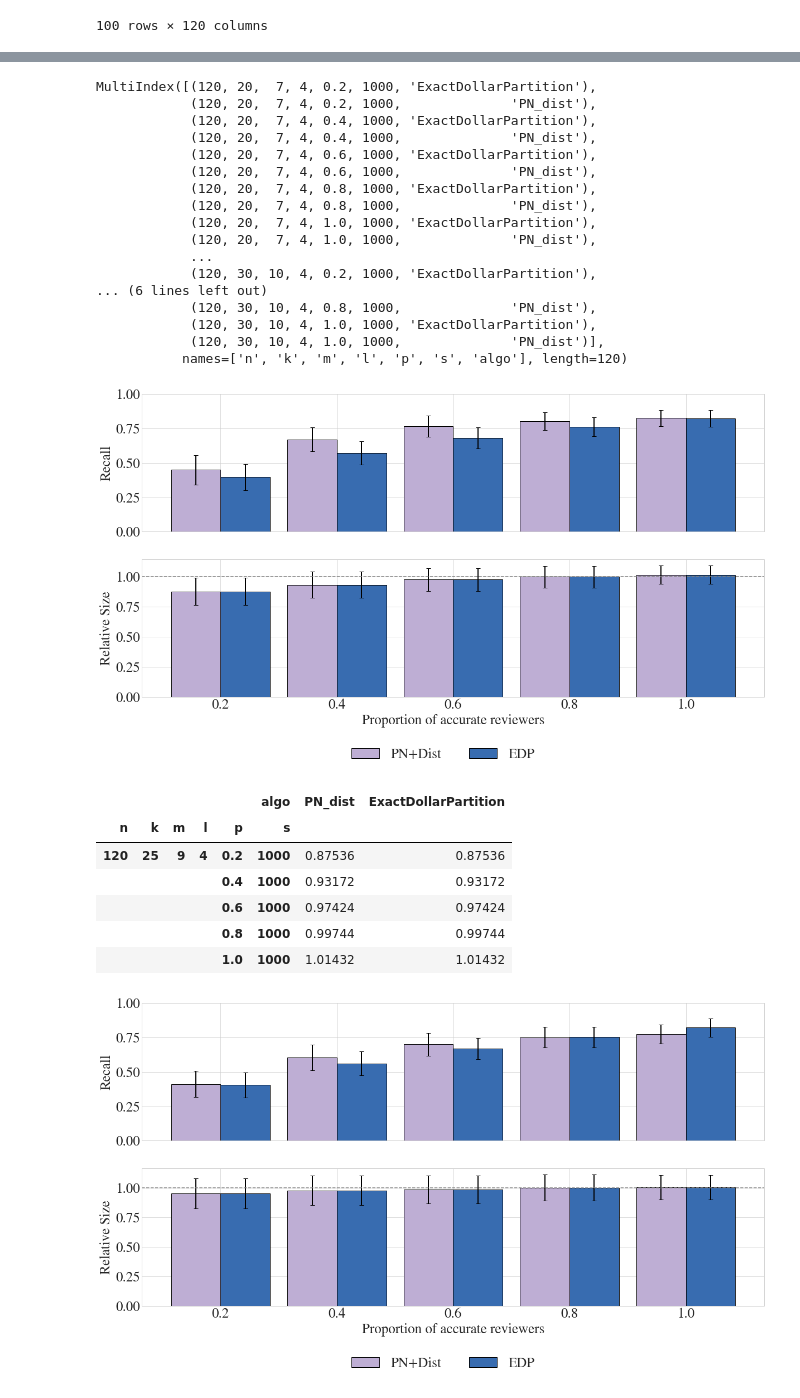
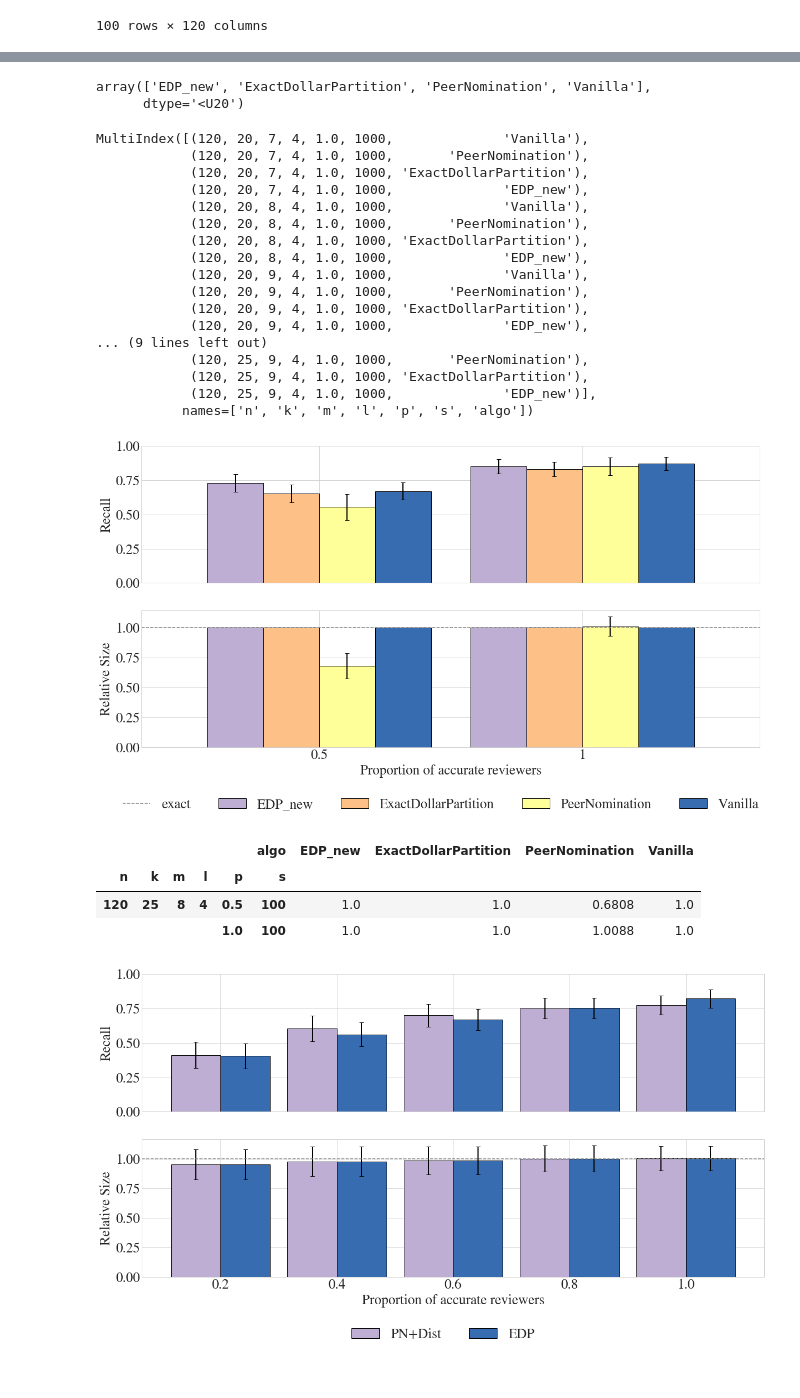
Before and after one commit to szhydkov/PeerNomination, a Jupyter notebook: peerselect/notebooks/stas_testing.ipynb, the cells around one changed output, grey strips where cells are left out. Saved outputs shown, nothing was run; the diff lists cells and outputs as text; code cells hidden in the pictures.

Commit message:
borda exp results

```diff
--- a/peerselect/notebooks/stas_testing.ipynb
+++ b/peerselect/notebooks/stas_testing.ipynb
@@ -312,6 +338,7 @@ df_dist_adv
 | 99 | 0 | 0 | 1 | 0 | 0 | 0 | ... |
 100 rows × 120 columns
 # %%
-df = pd.read_pickle("../experiments/test_results.pkl")
-df_sizes = pd.read_pickle("../experiments/test_sizes.pkl")
-xlabels = [x/10 for x in range(2, 11, 2)]
+df = pd.read_pickle("../experiments/borda_results.pkl")
+df_sizes = pd.read_pickle("../experiments/borda_sizes.pkl")
+# xlabels = [x/10 for x in range(2, 11, 2)]
+xlabels = [0.5, 1]
@@ -338,3 +345,8 @@ MultiIndex([(120, 20,  7, 4, 0.1, 1000, 'ExactDollarPartition'),
+# %%
+np.unique([x[-1] for x in df.columns])
+# %% [output]
+array(['EDP_new', 'ExactDollarPartition', 'PeerNomination', 'Vanilla'],
+      dtype='<U20')
 # %%
 df_filtered = df[
     [x for x in df.columns if x[4] in xlabels]
@@ -345,23 +357,23 @@ df_sizes = df_sizes[
 # %%
 df_filtered.columns
 # %% [output]
-MultiIndex([(120, 20,  7, 4, 0.2, 1000, 'ExactDollarPartition'),
-            (120, 20,  7, 4, 0.2, 1000,              'PN_dist'),
-            (120, 20,  7, 4, 0.4, 1000, 'ExactDollarPartition'),
-            (120, 20,  7, 4, 0.4, 1000,              'PN_dist'),
-            (120, 20,  7, 4, 0.6, 1000, 'ExactDollarPartition'),
-            (120, 20,  7, 4, 0.6, 1000,              'PN_dist'),
-            (120, 20,  7, 4, 0.8, 1000, 'ExactDollarPartition'),
-            (120, 20,  7, 4, 0.8, 1000,              'PN_dist'),
-            (120, 20,  7, 4, 1.0, 1000, 'ExactDollarPartition'),
-            (120, 20,  7, 4, 1.0, 1000,              'PN_dist'),
-            ...
-            (120, 30, 10, 4, 0.2, 1000, 'ExactDollarPartition'),
-... (6 lines left out)
-            (120, 30, 10, 4, 0.8, 1000,              'PN_dist'),
-            (120, 30, 10, 4, 1.0, 1000, 'ExactDollarPartition'),
-            (120, 30, 10, 4, 1.0, 1000,              'PN_dist')],
-           names=['n', 'k', 'm', 'l', 'p', 's', 'algo'], length=120)
+MultiIndex([(120, 20, 7, 4, 1.0, 1000,              'Vanilla'),
+            (120, 20, 7, 4, 1.0, 1000,       'PeerNomination'),
+            (120, 20, 7, 4, 1.0, 1000, 'ExactDollarPartition'),
+            (120, 20, 7, 4, 1.0, 1000,              'EDP_new'),
+            (120, 20, 8, 4, 1.0, 1000,              'Vanilla'),
+            (120, 20, 8, 4, 1.0, 1000,       'PeerNomination'),
+            (120, 20, 8, 4, 1.0, 1000, 'ExactDollarPartition'),
+            (120, 20, 8, 4, 1.0, 1000,              'EDP_new'),
+            (120, 20, 9, 4, 1.0, 1000,              'Vanilla'),
+            (120, 20, 9, 4, 1.0, 1000,       'PeerNomination'),
+            (120, 20, 9, 4, 1.0, 1000, 'ExactDollarPartition'),
+            (120, 20, 9, 4, 1.0, 1000,              'EDP_new'),
+... (9 lines left out)
+            (120, 25, 9, 4, 1.0, 1000,       'PeerNomination'),
+            (120, 25, 9, 4, 1.0, 1000, 'ExactDollarPartition'),
+            (120, 25, 9, 4, 1.0, 1000,              'EDP_new')],
+           names=['n', 'k', 'm', 'l', 'p', 's', 'algo'])
 # %%
 #
 # Takes a slice of the array and generates the graphs etc.
@@ -372,7 +384,7 @@ def make_output(df, df_sizes, test, labels, save_path=None):
     mins = df.loc[:, test].min().unstack()
 
 #     algo_list = [Impartial.NOMINATION, "PN_dist", "PN_step", "PN_maj", Impartial.EXACT]
-    algo_list = ["PN_dist", Impartial.EXACT]
+    algo_list = np.unique([x[-1] for x in df.columns])
 
     means = means[algo_list]
     errors = errors[algo_list]
@@ -386,7 +398,7 @@ def make_output(df, df_sizes, test, labels, save_path=None):
 #     color_list = plt.cm.Paired(np.linspace(0, 1, 10))
 #     color_list = color_list[:7]
     color_list = ["#7fc97f","#beaed4","#fdc086","#ffff99","#386cb0"]
-    color_list = [color_list[i] for i in [1, 4]]
+    color_list = color_list[1:5]
     #color_list = sns.color_palette("pastel", 6)
 
     fig, (ax1, ax2) = plt.subplots(2, sharex=True)
@@ -400,50 +412,49 @@ def make_output(df, df_sizes, test, labels, save_path=None):
 
 #     print(means)
 
-
+#     if df_sizes != None:
     means = df_sizes.loc[:, test].mean().unstack()
     errors = df_sizes.loc[:, test].std().unstack()
     mins = df_sizes.loc[:, test].min().unstack()
 
 #     algo_list = [Impartial.NOMINATION, "PN_maj","PN_dist",  "PN_step", Impartial.EXACT]
 
-    results = means = means[algo_list]
+    means = means[algo_list]
     errors = errors[algo_list]
 
     for index, row in means.iterrows():
         means.loc[index] = row / float(index[1])
     for index, row in errors.iterrows():
         errors.loc[index] = row / float(index[1])
 
     means.plot(kind='bar', ax=ax2, legend=False, yerr=errors.values.T, figsize=(20, 10),
             color=color_list, error_kw={'ecolor':'Black', 'linewidth':2, 'capsize':4}, width=0.85, edgecolor="k")
 #     plt.title(f"Adversarial Fair Test, n={test[0]}, k={test[1]}, m={test[2]}, l={test[3]}")
 #     plt.legend(["PN+Unit", "PN+Dist", "PN+Step", "PN+Maj", "EDP"], bbox_to_anchor = (0,-0.05,1,1), bbox_transform=plt.gcf().transFigure, loc='lower center', ncol=7, borderaxespad=0.)
-    plt.legend(["PN+Dist", "EDP"], bbox_to_anchor = (0,-0.05,1,1), bbox_transform=plt.gcf().transFigure, loc='lower center', ncol=7, borderaxespad=0.)
 
-    plt.gca().set_xticklabels(labels)
     ax2.set_ylabel("Relative Size")
     ax2.set_xlabel("Proportion of accurate reviewers")
+    ax2.axhline(1, c="0.5", ls="--")
+
+    print()
+    plt.legend(np.insert(algo_list, 0, "exact"), bbox_to_anchor = (0,-0.05,1,1), bbox_transform=plt.gcf().transFigure, loc='lower center', ncol=7, borderaxespad=0.)
+    plt.gca().set_xticklabels(labels)
     plt.xticks(rotation = 0)
     plt.yticks(np.linspace(0, 1, 5))
-    ax2.axhline(1, c="0.5", ls="--")
 
     if save_path != None:
         plt.savefig(save_path, bbox_inches="tight", dpi=400)
     else:
         plt.show()
 #     print(means)
-    return results
-make_output(df_filtered, df_sizes, (120, 25, 9, 4, slice(None), 1000), xlabels)
+    return means
+make_output(df, df_sizes, (120, 25, 8, 4, slice(None), 100), xlabels)
 # %% [output]
-[figure, old version]
+[figure, new version]
-|  |  |  |  |  | algo | PN_dist | ExactDollarPartition |
-| n | k | m | l | p | s |  |  |
-| 120 | 25 | 9 | 4 | 0.2 | 1000 | 0.87536 | 0.87536 |
-|  |  |  |  | 0.4 | 1000 | 0.93172 | 0.93172 |
-|  |  |  |  | 0.6 | 1000 | 0.97424 | 0.97424 |
-|  |  |  |  | 0.8 | 1000 | 0.99744 | 0.99744 |
-|  |  |  |  | 1.0 | 1000 | 1.01432 | 1.01432 |
+|  |  |  |  |  | algo | EDP_new | ExactDollarPartition | PeerNomination | Vanilla |
+| n | k | m | l | p | s |  |  |  |  |
+| 120 | 25 | 8 | 4 | 0.5 | 100 | 1.0 | 1.0 | 0.6808 | 1.0 |
+|  |  |  |  | 1.0 | 100 | 1.0 | 1.0 | 1.0088 | 1.0 |
 # %%
 results1 = make_output(df_filtered, df_sizes, (120, 25, 7, 4, slice(None), 1000), xlabels)
 # %% [output]
```
Also changed, not shown: parts of 7 cells of this notebook, 3 other files.
